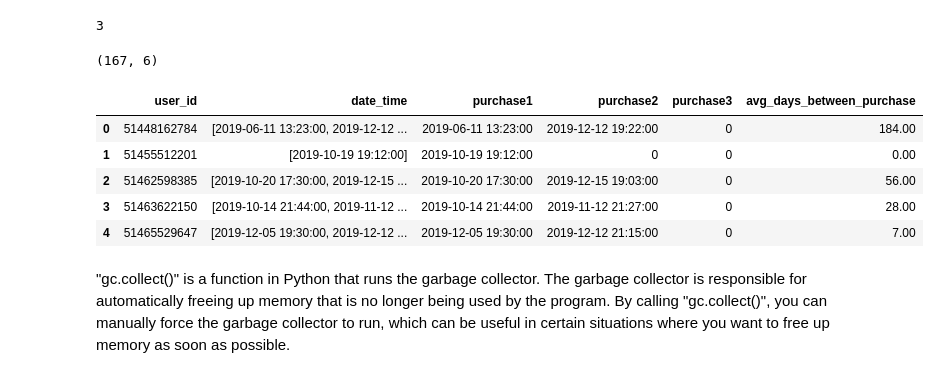
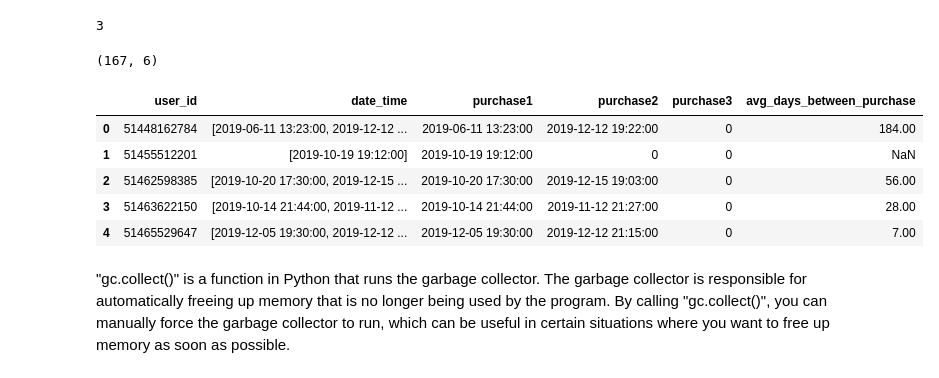
Before and after one commit to lucasquemelli/customer_propensity_purchase, a Jupyter notebook: customer_propensity_purchase.ipynb, the cells around one changed output. Cells and saved outputs as stored; diff of their text form; code cells hidden in the pictures.

```diff
--- a/customer_propensity_purchase.ipynb
+++ b/customer_propensity_purchase.ipynb
@@ -674,20 +674,19 @@ def purch_time_diff(x):
 # %%
 # Selecting purchase date
 temp_user_purchase_date['purchase1'] = temp_user_purchase_date['date_time'].apply(lambda x: x[0])
 temp_user_purchase_date['purchase2'] = temp_user_purchase_date['date_time'].apply(lambda x: x[1] if len(x)>1 else 0)
 temp_user_purchase_date['purchase3'] = temp_user_purchase_date['date_time'].apply(lambda x: x[2] if len(x)>2 else 0)
 
 temp_user_purchase_date['avg_days_between_purchase'] = temp_user_purchase_date['date_time']\
-                                                       .apply(purch_time_diff)\
-                                                       .fillna(0)
+                                                       .apply(purch_time_diff)
 
 print(temp_user_purchase_date.shape)
 temp_user_purchase_date.head()
 # %% [output]
 (167, 6)
 |  | user_id | date_time | purchase1 | purchase2 | purchase3 | avg_days_between_purchase |
 | 0 | 51448162784 | [2019-06-11 13:23:00, 2019-12-12 ... | 2019-06-11 13:23:00 | 2019-12-12 19:22:00 | 0 | 184.00 |
-| 1 | 51455512201 | [2019-10-19 19:12:00] | 2019-10-19 19:12:00 | 0 | 0 | 0.00 |
+| 1 | 51455512201 | [2019-10-19 19:12:00] | 2019-10-19 19:12:00 | 0 | 0 | NaN |
 | 2 | 51462598385 | [2019-10-20 17:30:00, 2019-12-15 ... | 2019-10-20 17:30:00 | 2019-12-15 19:03:00 | 0 | 56.00 |
 | 3 | 51463622150 | [2019-10-14 21:44:00, 2019-11-12 ... | 2019-10-14 21:44:00 | 2019-11-12 21:27:00 | 0 | 28.00 |
 | 4 | 51465529647 | [2019-12-05 19:30:00, 2019-12-12 ... | 2019-12-05 19:30:00 | 2019-12-12 21:15:00 | 0 | 7.00 |
```
Also changed, not shown: parts of 33 cells of this notebook.
